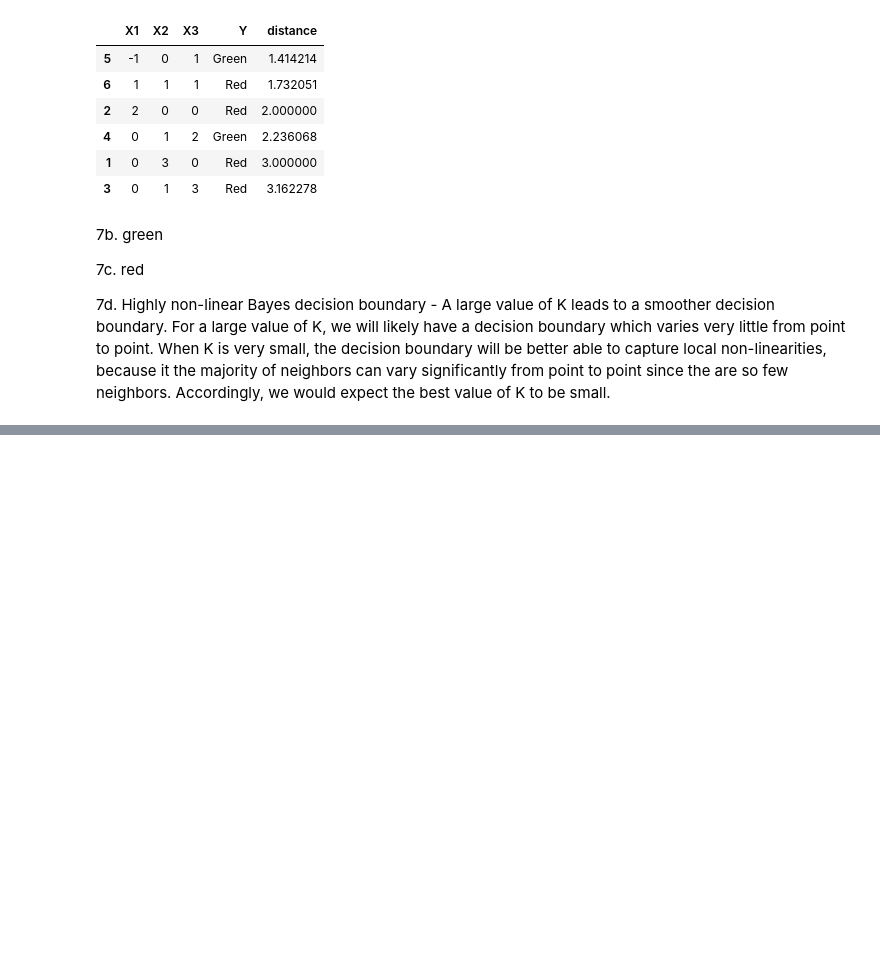
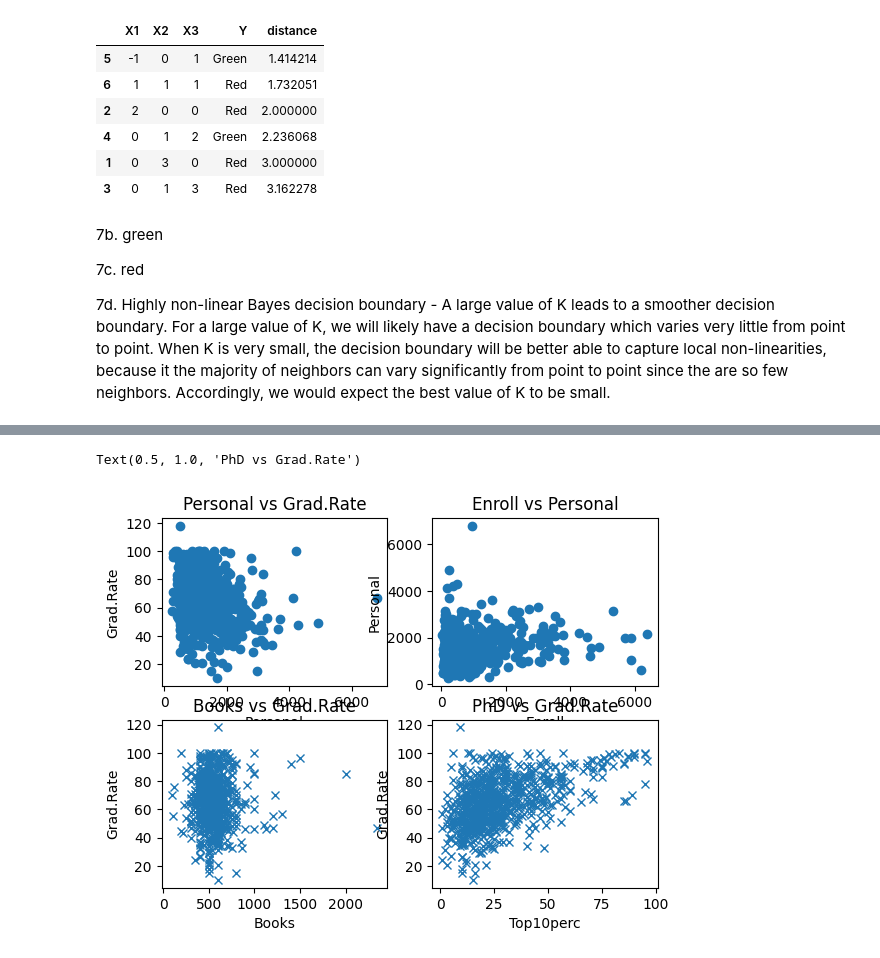
Before and after one commit to Rohan19005742/Data_Science, a Jupyter notebook: learnings/statistical_learning.IPYNB, the cells around one changed output, grey strips where cells are left out. Saved outputs shown, nothing was run; the diff lists cells and outputs as text; code cells hidden in the pictures; blank space fills up the shorter version.

```diff
--- a/learnings/statistical_learning.IPYNB
+++ b/learnings/statistical_learning.IPYNB
@@ -515,0 +576,23 @@ df.sort_values(by=['distance'])
+# %%
+#8h.
+import matplotlib.pyplot as plt
+fig, ax = plt.subplots(2,2)
+ax[0,0].plot(college['Personal'], college['Grad.Rate'], 'o')
+ax[0,0].set_xlabel('Personal')
+ax[0,0].set_ylabel('Grad.Rate')
+ax[0,0].set_title('Personal vs Grad.Rate')
+ax[0,1].plot(college['Enroll'], college['Personal'], 'o')
+ax[0,1].set_xlabel('Enroll')
+ax[0,1].set_ylabel('Personal')
+ax[0,1].set_title('Enroll vs Personal')
+ax[1,0].plot(college['Books'], college['Grad.Rate'], 'x')
+ax[1,0].set_xlabel('Books')
+ax[1,0].set_ylabel('Grad.Rate')
+ax[1,0].set_title('Books vs Grad.Rate')
+ax[1,1].plot(college['Top10perc'], college['Grad.Rate'], 'x')
+ax[1,1].set_xlabel('Top10perc')
+ax[1,1].set_ylabel('Grad.Rate')
+ax[1,1].set_title('PhD vs Grad.Rate')
+# %% [output]
+Text(0.5, 1.0, 'PhD vs Grad.Rate')
+[figure, added]
```
Also changed, not shown: parts of 29 cells of this notebook.
